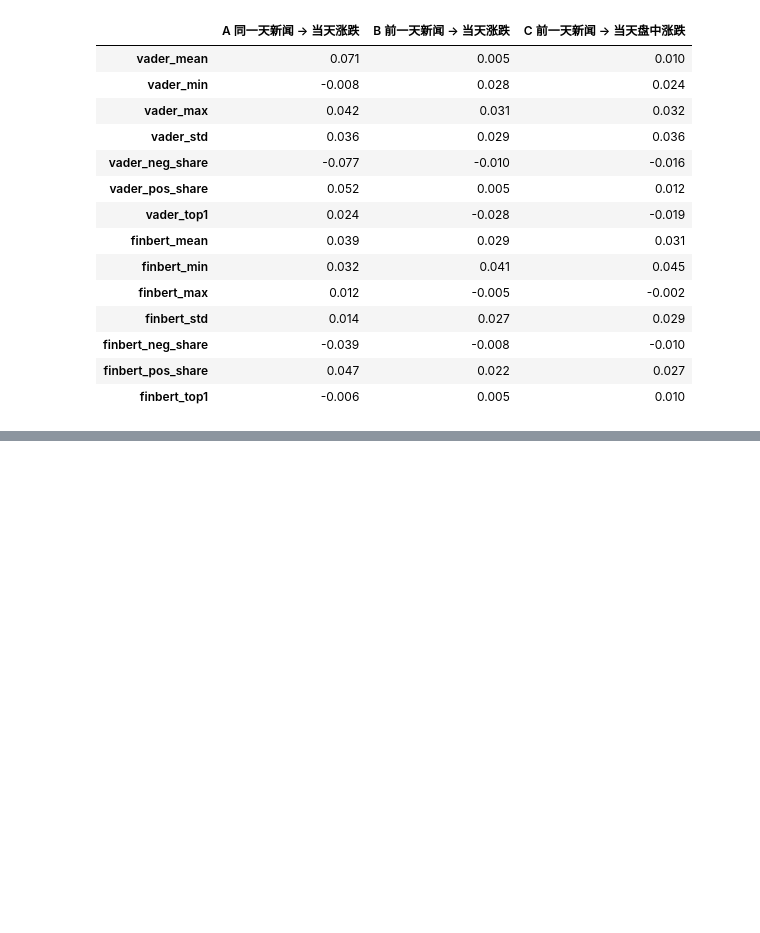
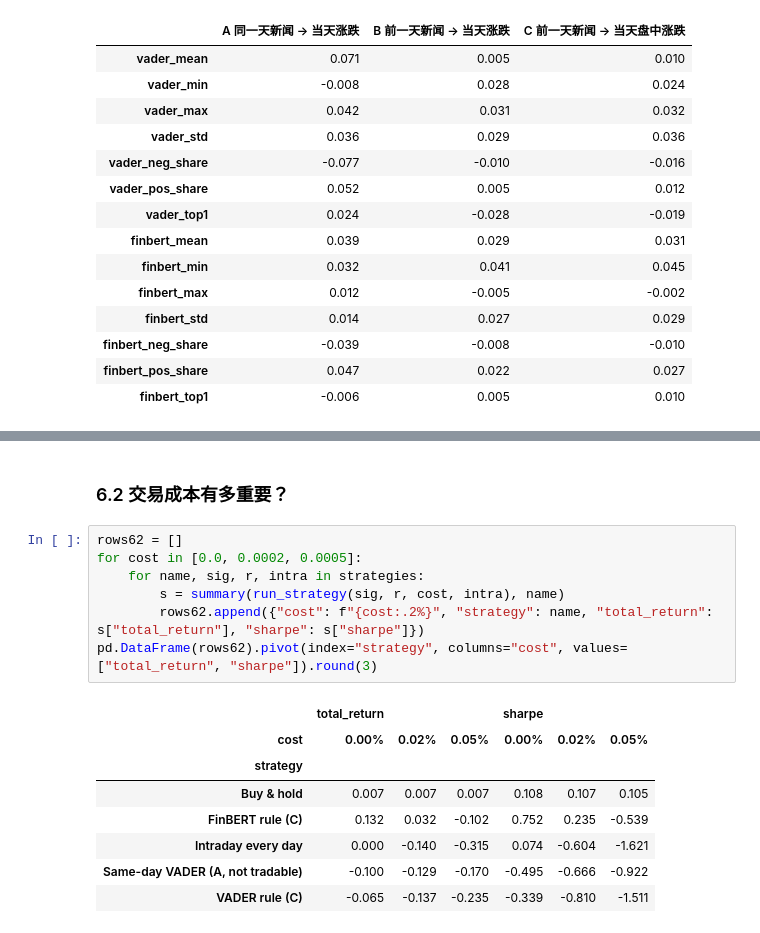
Before and after one commit to matheason/news-vs-dow, a Jupyter notebook: notebooks/main.ipynb, the cells around one changed output, grey strips where cells are left out. Drawn from its saved outputs; the diff is of its cells as text; blank space fills up the shorter version.

```diff
--- a/notebooks/main.ipynb
+++ b/notebooks/main.ipynb
@@ -666,0 +999,18 @@ corr4.round(3)
+# %% [markdown]
+### 6.2 交易成本有多重要？
+# %%
+rows62 = []
+for cost in [0.0, 0.0002, 0.0005]:
+    for name, sig, r, intra in strategies:
+        s = summary(run_strategy(sig, r, cost, intra), name)
+        rows62.append({"cost": f"{cost:.2%}", "strategy": name, "total_return": s["total_return"], "sharpe": s["sharpe"]})
+pd.DataFrame(rows62).pivot(index="strategy", columns="cost", values=["total_return", "sharpe"]).round(3)
+# %% [output]
+|  | total_return |  |  | sharpe |  |  |
+| cost | 0.00% | 0.02% | 0.05% | 0.00% | 0.02% | 0.05% |
+| strategy |  |  |  |  |  |  |
+| Buy & hold | 0.007 | 0.007 | 0.007 | 0.108 | 0.107 | 0.105 |
+| FinBERT rule (C) | 0.132 | 0.032 | -0.102 | 0.752 | 0.235 | -0.539 |
+| Intraday every day | 0.000 | -0.140 | -0.315 | 0.074 | -0.604 | -1.621 |
+| Same-day VADER (A, not tradable) | -0.100 | -0.129 | -0.170 | -0.495 | -0.666 | -0.922 |
+| VADER rule (C) | -0.065 | -0.137 | -0.235 | -0.339 | -0.810 | -1.511 |
```
Also changed, not shown: parts of 30 cells of this notebook, 4 other files.
